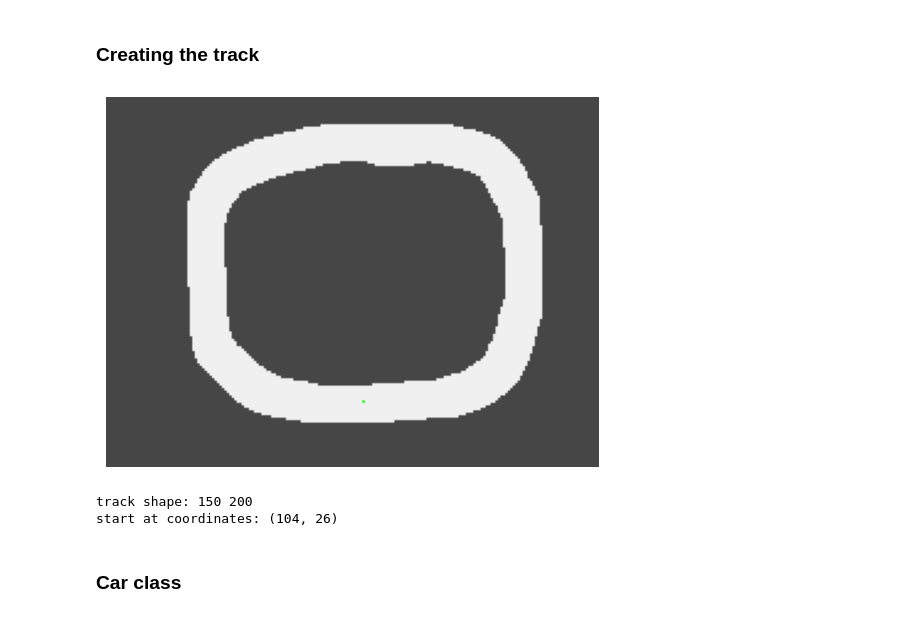
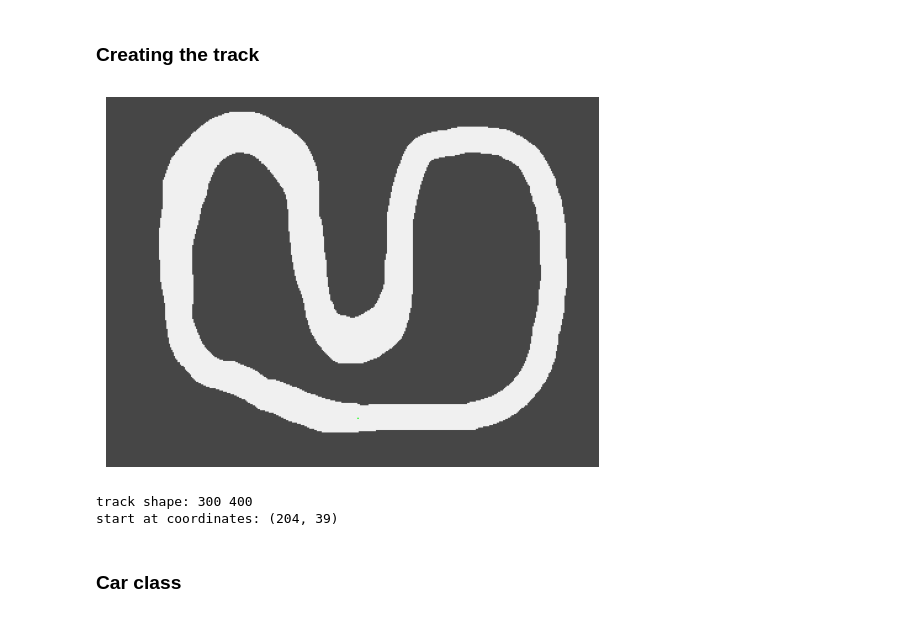
Before and after one commit to GeckSpy/EP-trajectory-optimisation, a Jupyter notebook: algo_gen/env_03_v1.ipynb, the cells around one changed output. Saved outputs shown, nothing was run; the diff lists cells and outputs as text; code cells hidden in the pictures.

Commit message:
creating track 02

```diff
--- a/algo_gen/env_03_v1.ipynb
+++ b/algo_gen/env_03_v1.ipynb
@@ -154,34 +154,34 @@ class Track():
 # %% [markdown]
 ### Creating the track
 # %%
-path = "../tracks/01.png"
+path = "../tracks/02.png"
 
 from matplotlib.image import imread
 from PIL import Image
 
 def info_from_real_color(tab):
     x,y,z = tab[0], tab[1], tab[2]
     if x==0 and y==0 and z==0:
         return 1
     elif x==255 and y==255 and z==255:
         return START_CHAR
     else:
         return 0
 
 def create_track_info(path):
     img = Image.open(path)
     arr = np.array(img)
     return [[info_from_real_color(y) for y in x] for x in arr]
 
 track_info = create_track_info(path)
 track_1 = Track(track_info)
 track_1.plot()
 print("track shape:", track_1.height, track_1.width)
 print("start at coordinates:", track_1.start)
 # %% [output]
-[figure, old version]
+[figure, new version]
-track shape: 150 200
-start at coordinates: (104, 26)
+track shape: 300 400
+start at coordinates: (204, 39)
 # %% [markdown]
 ### Car class
 # %% [markdown]
```
Also changed, not shown: parts of 2 cells of this notebook, 1 other file.
